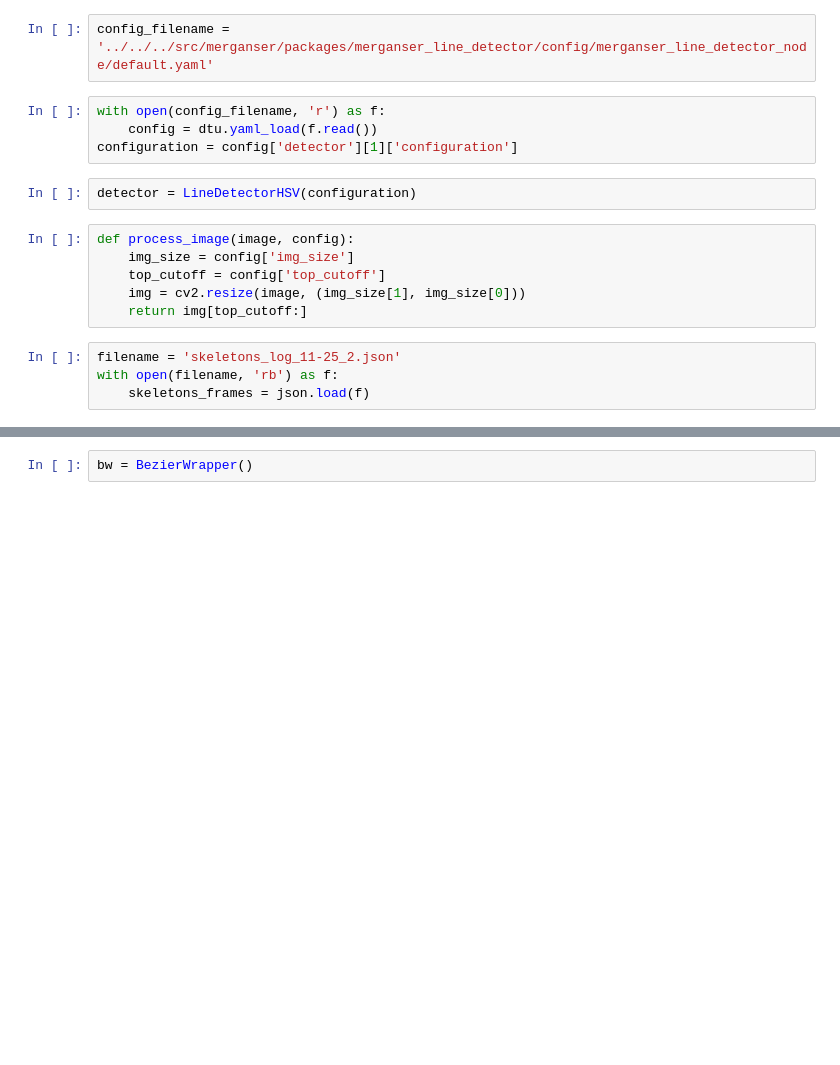
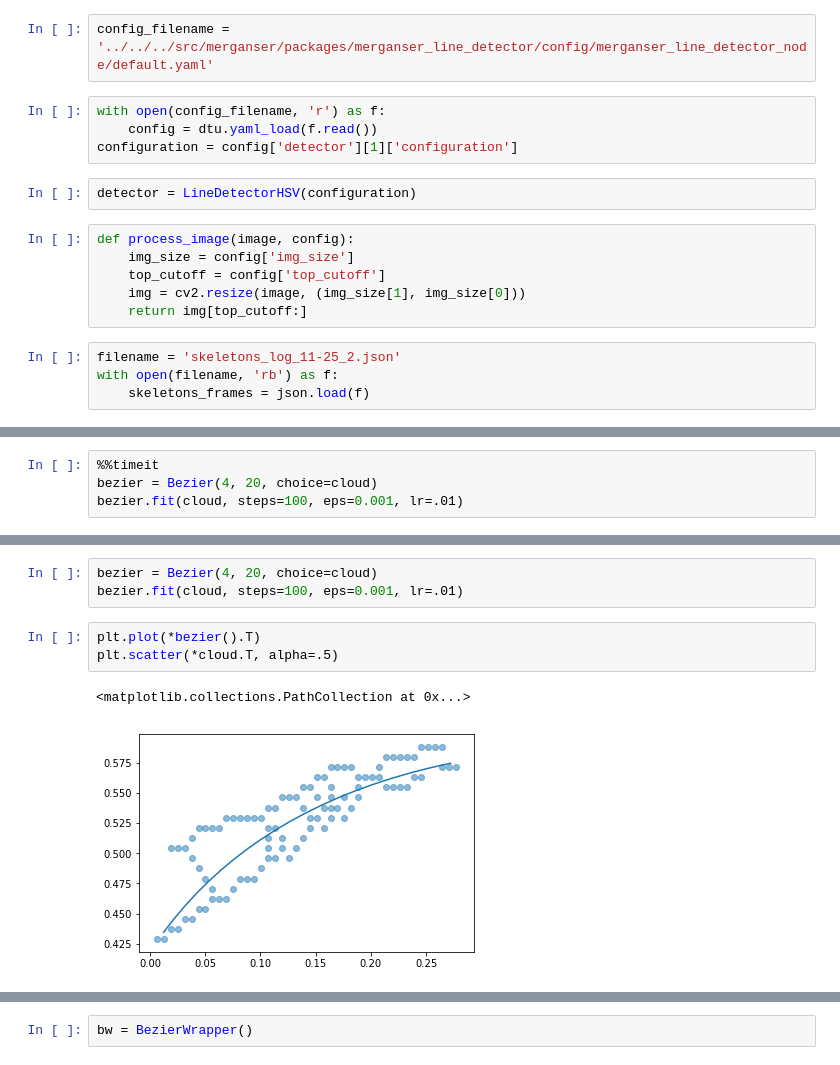
Before and after one commit to bdura/merganser, a Jupyter notebook: notebooks/Bezier curve pipeline.ipynb, the cells around one changed output, grey strips where cells are left out. Cells and saved outputs as stored; diff of their text form; blank space fills up the shorter version.

```diff
--- a/notebooks/Bezier curve pipeline.ipynb
+++ b/notebooks/Bezier curve pipeline.ipynb
@@ -44,0 +73,4 @@ array([[ 0.2,  0.2],
+# %%
+%%timeit
+bezier = Bezier(4, 20, choice=cloud)
+bezier.fit(cloud, steps=100, eps=0.001, lr=.01)
@@ -44,0 +79,9 @@ array([[ 0.2,  0.2],
+# %%
+bezier = Bezier(4, 20, choice=cloud)
+bezier.fit(cloud, steps=100, eps=0.001, lr=.01)
+# %%
+plt.plot(*bezier().T)
+plt.scatter(*cloud.T, alpha=.5)
+# %% [output]
+<matplotlib.collections.PathCollection at 0x...>
+[figure, added]
```
Also changed, not shown: parts of 25 cells of this notebook, 1 other file.
